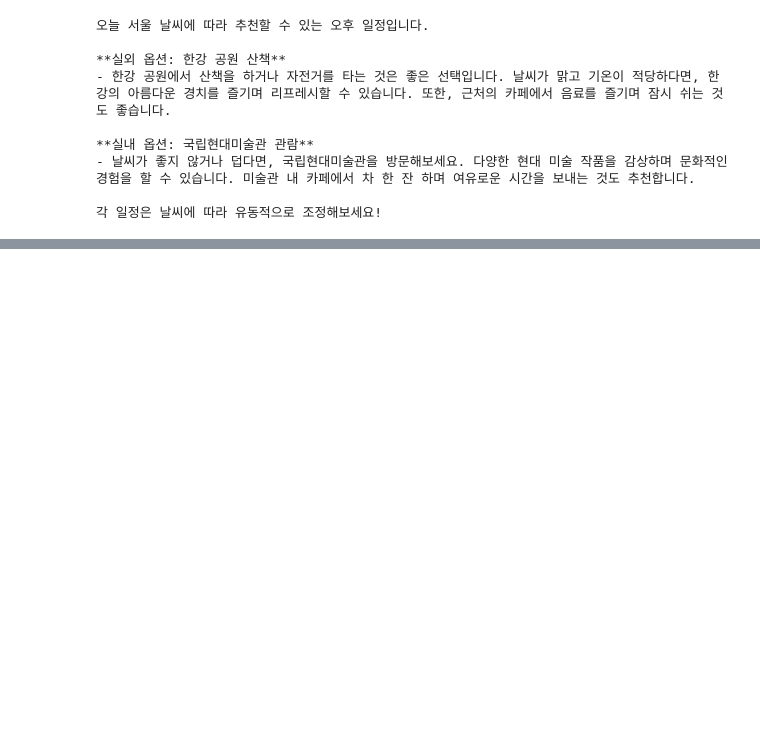
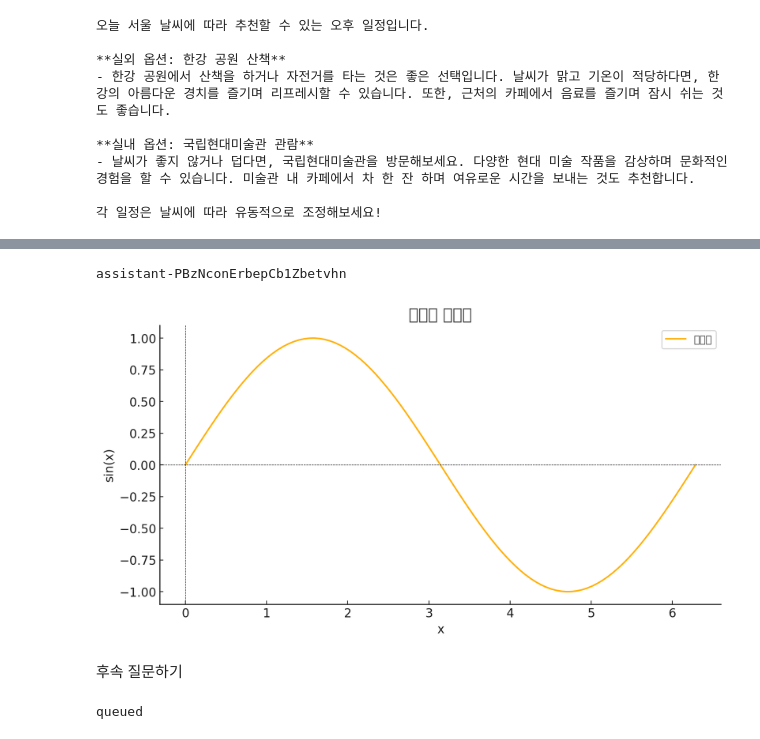
Before and after one commit to eunjison/Azure-AI-Agent, a Jupyter notebook: notebooks/03_Basic Agent.ipynb, the cells around one changed output, grey strips where cells are left out. Drawn from its saved outputs; the diff is of its cells as text; code cells hidden in the pictures; blank space fills up the shorter version.

```diff
--- a/notebooks/03_Basic Agent.ipynb
+++ b/notebooks/03_Basic Agent.ipynb
@@ -66,0 +249,8 @@ print(simple_agent(user_prompt))
+# %%
+# show the file name
+data = json.loads(messages.model_dump_json(indent=2))  # Load JSON data into a Python object
+image_file_id = data['data'][0]['content'][0]['image_file']['file_id']
+
+print(image_file_id)  # Outputs: assistant-1YGVTvNzc2JXajI5JU9F0HMD
+# %% [output]
+assistant-PBzNconErbepCb1Zbetvhn
@@ -66,0 +262,12 @@ print(simple_agent(user_prompt))
+# %%
+# rewrite the code to display the image in jupyter notebook
+
+from PIL import Image
+
+# Display the image in the default image viewer
+image = Image.open("sinewave.png")
+image.show()
+# %% [output]
+[figure, added]
+# %% [markdown]
+후속 질문하기
@@ -66,0 +281,17 @@ print(simple_agent(user_prompt))
+# %%
+run = client.beta.threads.runs.create(
+  thread_id=thread.id,
+  assistant_id=assistant.id,
+  #instructions="New instructions" #You can optionally provide new instructions  but these will override the default instructions
+)
+
+# Retrieve the status of the run
+run = client.beta.threads.runs.retrieve(
+  thread_id=thread.id,
+  run_id=run.id
+)
+
+status = run.status
+print(status)
+# %% [output]
+queued
```
Also changed, not shown: parts of 17 cells of this notebook.
